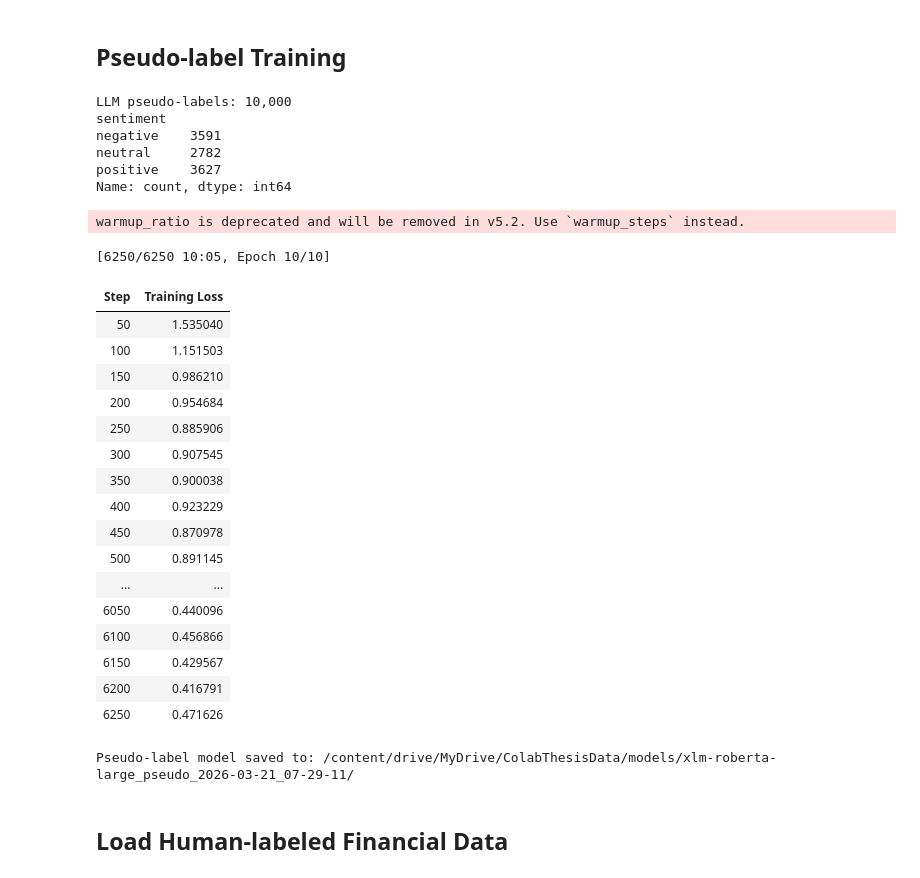
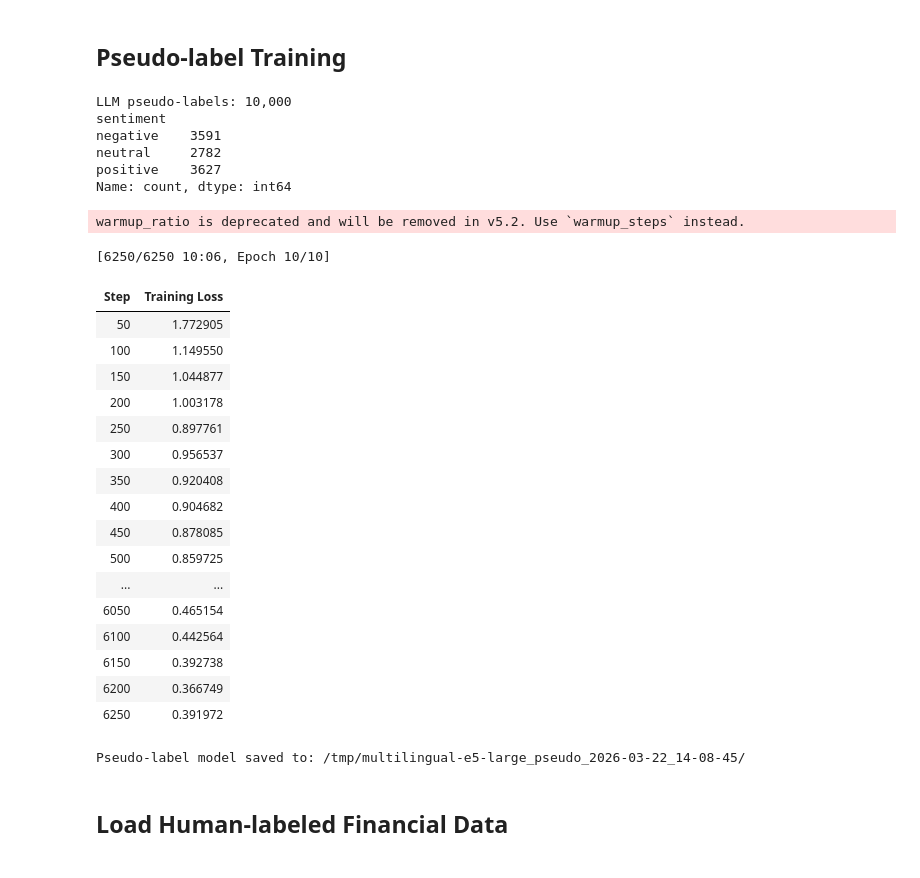
Before and after one commit to shakunage/thesis-work, a Jupyter notebook: sentiment/experiments/multilingual-e5-large_train_test.ipynb, the cells around one changed output. Drawn from its saved outputs; the diff is of its cells as text; code cells hidden in the pictures.

```diff
--- a/sentiment/xlm_roberta_train_evaluate.ipynb
+++ b/sentiment/experiments/multilingual-e5-large_train_test.ipynb
@@ -94,24 +90,14 @@ Current timestamp: 2026-03-21_07-29-11
 # %% [markdown]
 ## Load Model
 # %%
-BASE_MODEL = 'FacebookAI/xlm-roberta-large'
-FINNSENTIMENT_MODEL_PATH = f'/content/drive/MyDrive/ColabThesisData/models/{BASE_MODEL.split("/")[-1]}_finnsentiment_{timestamp}/'
+BASE_MODEL = 'intfloat/multilingual-e5-large'
+FINNSENTIMENT_MODEL_PATH = f'/tmp/{BASE_MODEL.split("/")[-1]}_finnsentiment_{timestamp}/'
 NUM_LABELS  = 3
 LABEL_NAMES = ["negative", "neutral", "positive"]
 MAX_SEQ_LENGTH = 512
 
 tokenizer = AutoTokenizer.from_pretrained(BASE_MODEL)
-
-# ── Load base model for masked language modelling ─────────────────────────────
-# Must use AutoModelForMaskedLM — the classification head is irrelevant for DAPT
-base_model = AutoModelForMaskedLM.from_pretrained(
-    BASE_MODEL,
-    device_map="auto",
-    dtype=torch.bfloat16,
-)
-
-print(f"Base model loaded: {BASE_MODEL}")
-print(f"Model device: {next(base_model.parameters()).device}")
+print(f"Tokenizer loaded: {BASE_MODEL}")
 # %% [output]
 Error while fetching `HF_TOKEN` secret value from your vault: 'Requesting secret HF_TOKEN timed out. Secrets can only be fetched when running from the Colab UI.'.
 You are not authenticated with the Hugging Face Hub in this notebook.
@@ -397,7 +296,7 @@ def make_hf_dataset(df):
         batched=True,
     )
 # %%
-PSEUDO_MODEL_PATH = f'/content/drive/MyDrive/ColabThesisData/models/{BASE_MODEL.split("/")[-1]}_pseudo_{timestamp}/'
+PSEUDO_MODEL_PATH = f'/tmp/{BASE_MODEL.split("/")[-1]}_pseudo_{timestamp}/'
 LLM_LABELS_PATH   = '/content/drive/MyDrive/ColabThesisData/llm_labeled.parquet'
 
 llm_labels = pd.read_parquet(LLM_LABELS_PATH)
@@ -420,51 +319,51 @@ pseudo_args = TrainingArguments(
     save_strategy="no",
     bf16=torch.cuda.is_available(),
     report_to="none",
     remove_unused_columns=True,
 )
 
 pseudo_trainer = Trainer(
     model=pseudo_model,
     args=pseudo_args,
     train_dataset=pseudo_ds,
     processing_class=tokenizer,
     data_collator=DataCollatorWithPadding(tokenizer=tokenizer),
 )
 pseudo_trainer.train()
 
 pseudo_trainer.save_model(PSEUDO_MODEL_PATH)
 tokenizer.save_pretrained(PSEUDO_MODEL_PATH)
 print(f"\nPseudo-label model saved to: {PSEUDO_MODEL_PATH}")
 
 del pseudo_model, pseudo_trainer
 gc.collect(); torch.cuda.empty_cache()
 # %% [output]
 LLM pseudo-labels: 10,000
 sentiment
 negative    3591
 neutral     2782
 positive    3627
 Name: count, dtype: int64
 warmup_ratio is deprecated and will be removed in v5.2. Use `warmup_steps` instead.
-[6250/6250 10:05, Epoch 10/10]
+[6250/6250 10:06, Epoch 10/10]
 | Step | Training Loss |
-| 50 | 1.535040 |
-| 100 | 1.151503 |
-| 150 | 0.986210 |
-| 200 | 0.954684 |
-| 250 | 0.885906 |
-| 300 | 0.907545 |
-| 350 | 0.900038 |
-| 400 | 0.923229 |
-| 450 | 0.870978 |
-| 500 | 0.891145 |
+| 50 | 1.772905 |
+| 100 | 1.149550 |
+| 150 | 1.044877 |
+| 200 | 1.003178 |
+| 250 | 0.897761 |
+| 300 | 0.956537 |
+| 350 | 0.920408 |
+| 400 | 0.904682 |
+| 450 | 0.878085 |
+| 500 | 0.859725 |
 | ... | ... |
-| 6050 | 0.440096 |
-| 6100 | 0.456866 |
-| 6150 | 0.429567 |
-| 6200 | 0.416791 |
-| 6250 | 0.471626 |
+| 6050 | 0.465154 |
+| 6100 | 0.442564 |
+| 6150 | 0.392738 |
+| 6200 | 0.366749 |
+| 6250 | 0.391972 |
-Pseudo-label model saved to: /content/drive/MyDrive/ColabThesisData/models/xlm-roberta-large_pseudo_2026-03-21_07-29-11/
+Pseudo-label model saved to: /tmp/multilingual-e5-large_pseudo_2026-03-22_14-08-45/
 # %% [markdown]
 ## Load Human-labeled Financial Data
 # %%
```
Also changed, not shown: parts of 15 cells of this notebook, 12 other files.
